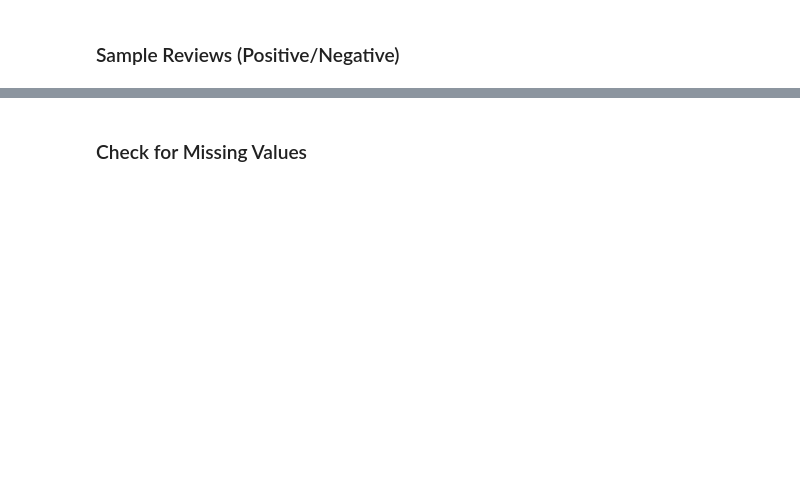
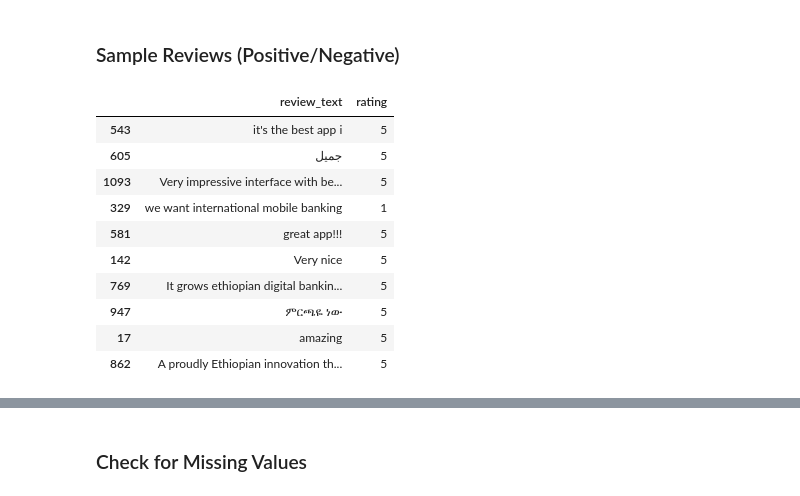
Before and after one commit to Hallelujah-kib/cx-analytics-for-fintech-apps, a Jupyter notebook: notebooks/eda_overview.ipynb, the cells around one changed output, grey strips where cells are left out. Saved outputs shown, nothing was run; the diff lists cells and outputs as text; code cells hidden in the pictures; blank space fills up the shorter version.

```diff
--- a/notebooks/eda_overview.ipynb
+++ b/notebooks/eda_overview.ipynb
@@ -30,6 +41,18 @@ plt.show()
 ### Sample Reviews (Positive/Negative)
 # %%
 
-df[df['sentiment_label'] == 'positive'].sample(3)[['review_text', 'rating']]
+df[df['sentiment_label'] == 'positive'].sample(10)[['review_text', 'rating']]
+# %% [output]
+|  | review_text | rating |
+| 543 | it's the best app i | 5 |
+| 605 | جميل | 5 |
+| 1093 | Very impressive interface with be... | 5 |
+| 329 | we want international mobile banking | 1 |
+| 581 | great app!!! | 5 |
+| 142 | Very nice | 5 |
+| 769 | It grows ethiopian digital bankin... | 5 |
+| 947 | ምርጫዬ ነው | 5 |
+| 17 | amazing | 5 |
+| 862 | A proudly Ethiopian innovation th... | 5 |
 # %%
 
```
Also changed, not shown: parts of 5 cells of this notebook, 8 other files.
